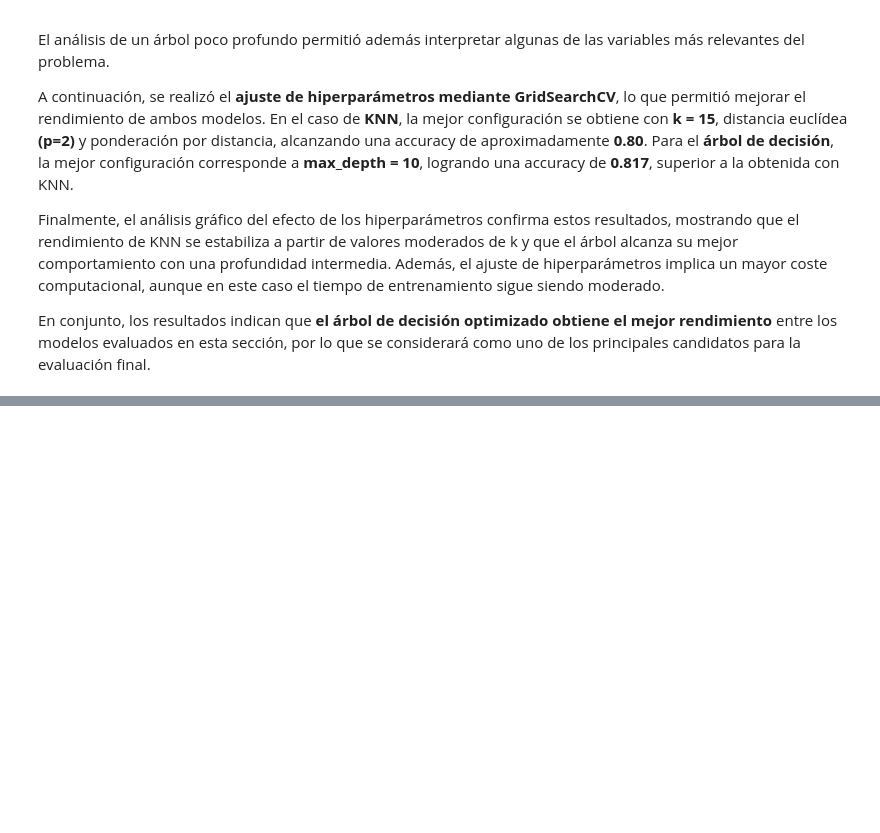
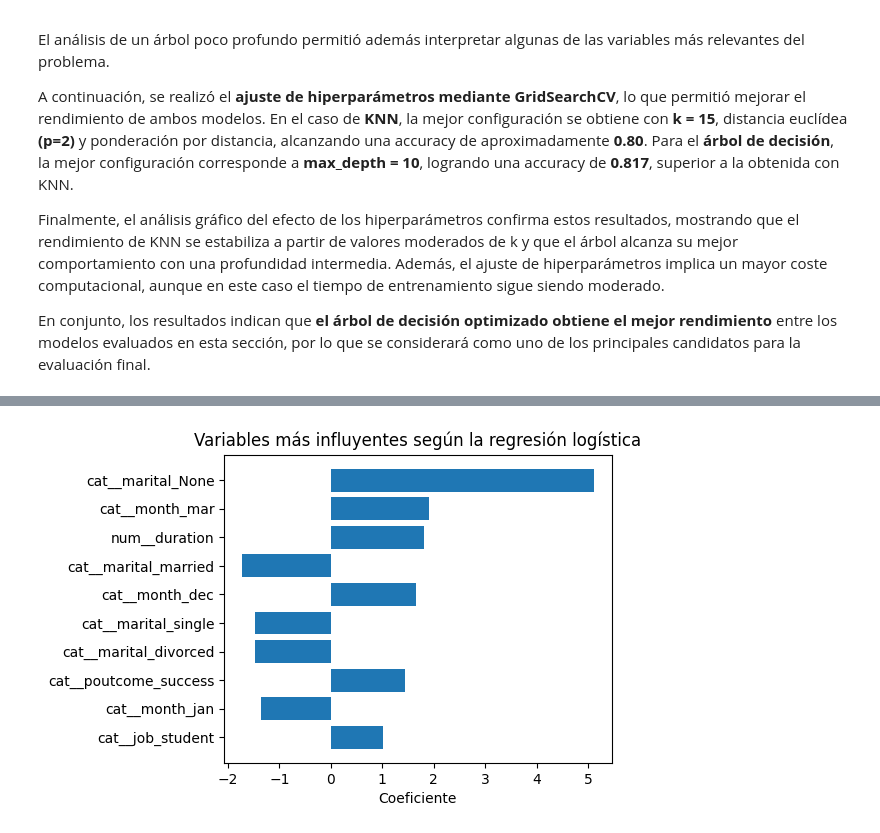
Before and after one commit to 100495785/Grupo17_Practica1, a Jupyter notebook: EDA_Practica1.ipynb, the cells around one changed output, grey strips where cells are left out. Cells and saved outputs as stored; diff of their text form; code cells hidden in the pictures; blank space fills up the shorter version.

```diff
--- a/EDA_Practica1.ipynb
+++ b/EDA_Practica1.ipynb
@@ -1019,0 +1338,19 @@ En conjunto, los resultados indican que **el árbol de decisión optimizado obti
+# %%
+best_logreg = grid_logreg.best_estimator_
+
+best_logreg.fit(X_train, y_train)
+
+feature_names = best_logreg.named_steps["preprocessor"].get_feature_names_out()
+
+coefficients = best_logreg.named_steps["clf"].coef_[0]
+
+importance_df = pd.DataFrame({
+    "Feature": feature_names,
+    "Coefficient": coefficients
+})
+
+importance_df["abs_coef"] = importance_df["Coefficient"].abs()
+
+importance_df = importance_df.sort_values("abs_coef", ascending=False)
+
+importance_df.head(10)
@@ -1019,0 +1369,13 @@ En conjunto, los resultados indican que **el árbol de decisión optimizado obti
+# %%
+import matplotlib.pyplot as plt
+
+top_features = importance_df.head(10)
+
+plt.figure(figsize=(5,4))
+plt.barh(top_features["Feature"], top_features["Coefficient"])
+plt.xlabel("Coeficiente")
+plt.title("Variables más influyentes según la regresión logística")
+plt.gca().invert_yaxis()
+plt.show()
+# %% [output]
+[figure, added]
```
Also changed, not shown: parts of 50 cells of this notebook.
